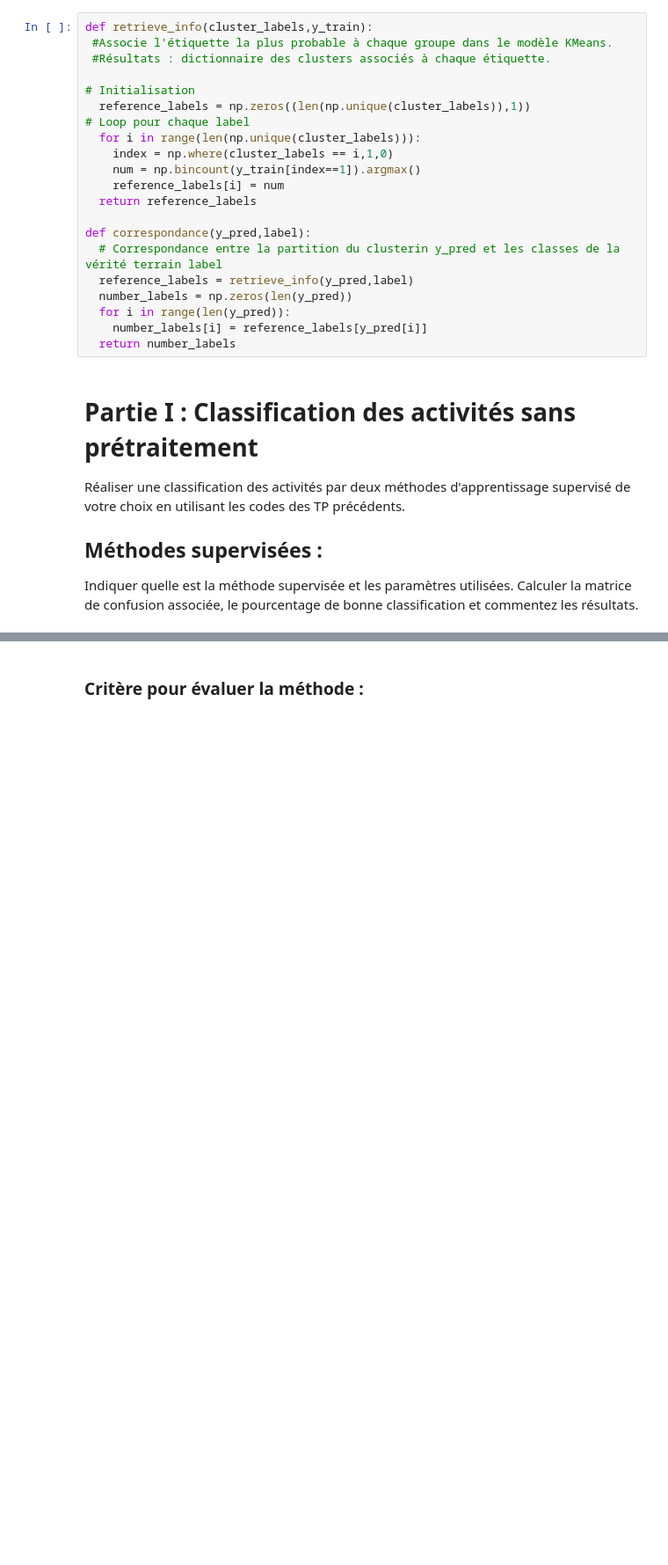
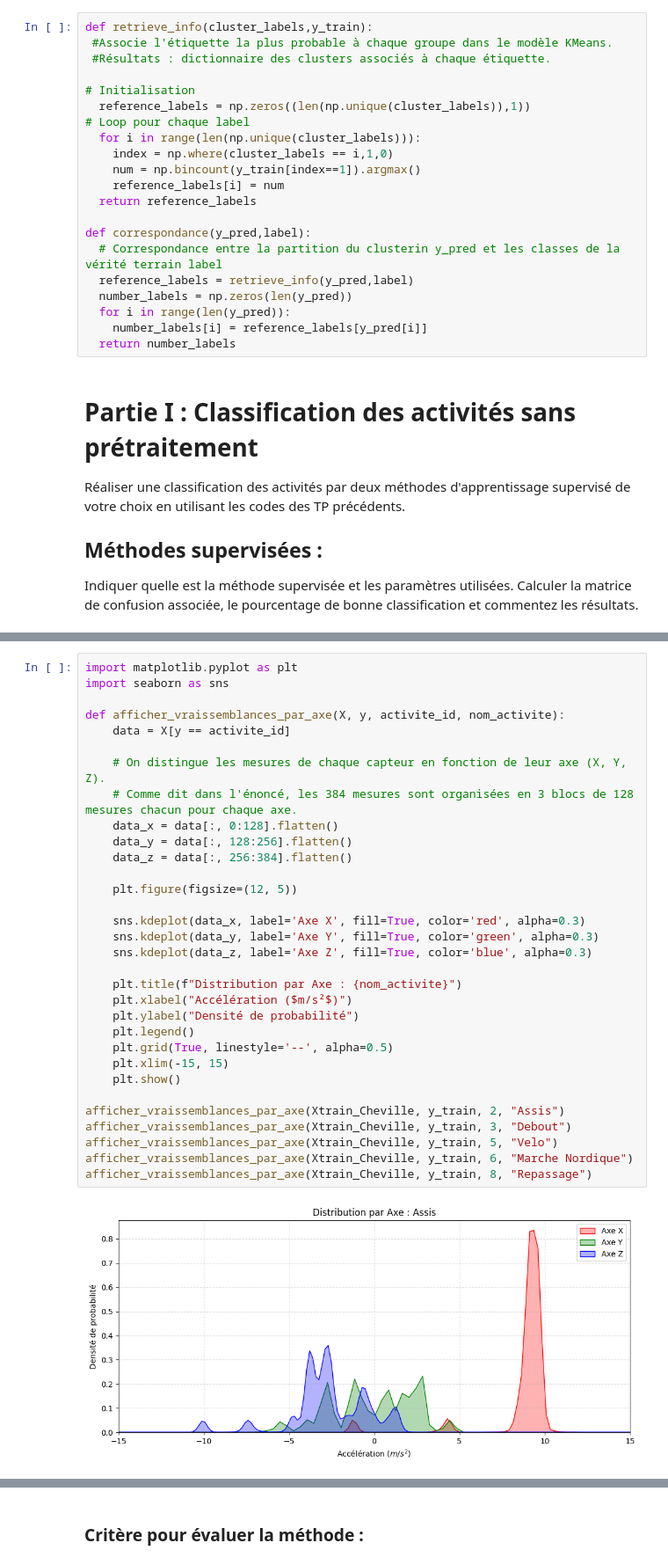
Before and after one commit to Stephane-Lpt/ENSEEIHT-Data-Analysis-Project, a Jupyter notebook: Projet2_FISA_TDA1_Cheville.ipynb, the cells around one changed output, grey strips where cells are left out. Shown at 88% size. Saved outputs shown, nothing was run; the diff lists cells and outputs as text; blank space fills up the shorter version.

```diff
--- a/Projet2_FISA_TDA1_Cheville.ipynb
+++ b/Projet2_FISA_TDA1_Cheville.ipynb
@@ -98,0 +157,34 @@ Indiquer quelle est la méthode supervisée et les paramètres utilisées.  Calc
+# %%
+import matplotlib.pyplot as plt
+import seaborn as sns
+
+def afficher_vraissemblances_par_axe(X, y, activite_id, nom_activite):
+    data = X[y == activite_id]
+
+    # On distingue les mesures de chaque capteur en fonction de leur axe (X, Y, Z).
+    # Comme dit dans l'énoncé, les 384 mesures sont organisées en 3 blocs de 128 mesures chacun pour chaque axe.
+    data_x = data[:, 0:128].flatten()
+    data_y = data[:, 128:256].flatten()
+    data_z = data[:, 256:384].flatten()
+
+    plt.figure(figsize=(12, 5))
+
+    sns.kdeplot(data_x, label='Axe X', fill=True, color='red', alpha=0.3)
+    sns.kdeplot(data_y, label='Axe Y', fill=True, color='green', alpha=0.3)
+    sns.kdeplot(data_z, label='Axe Z', fill=True, color='blue', alpha=0.3)
+
+    plt.title(f"Distribution par Axe : {nom_activite}")
+    plt.xlabel("Accélération ($m/s²$)")
+    plt.ylabel("Densité de probabilité")
+    plt.legend()
+    plt.grid(True, linestyle='--', alpha=0.5)
+    plt.xlim(-15, 15)
+    plt.show()
+
+afficher_vraissemblances_par_axe(Xtrain_Cheville, y_train, 2, "Assis")
+afficher_vraissemblances_par_axe(Xtrain_Cheville, y_train, 3, "Debout")
+afficher_vraissemblances_par_axe(Xtrain_Cheville, y_train, 5, "Velo")
+afficher_vraissemblances_par_axe(Xtrain_Cheville, y_train, 6, "Marche Nordique")
+afficher_vraissemblances_par_axe(Xtrain_Cheville, y_train, 8, "Repassage")
+# %% [output]
+[figure, added]
```
Also changed, not shown: parts of 10 cells of this notebook, 1 other file.
